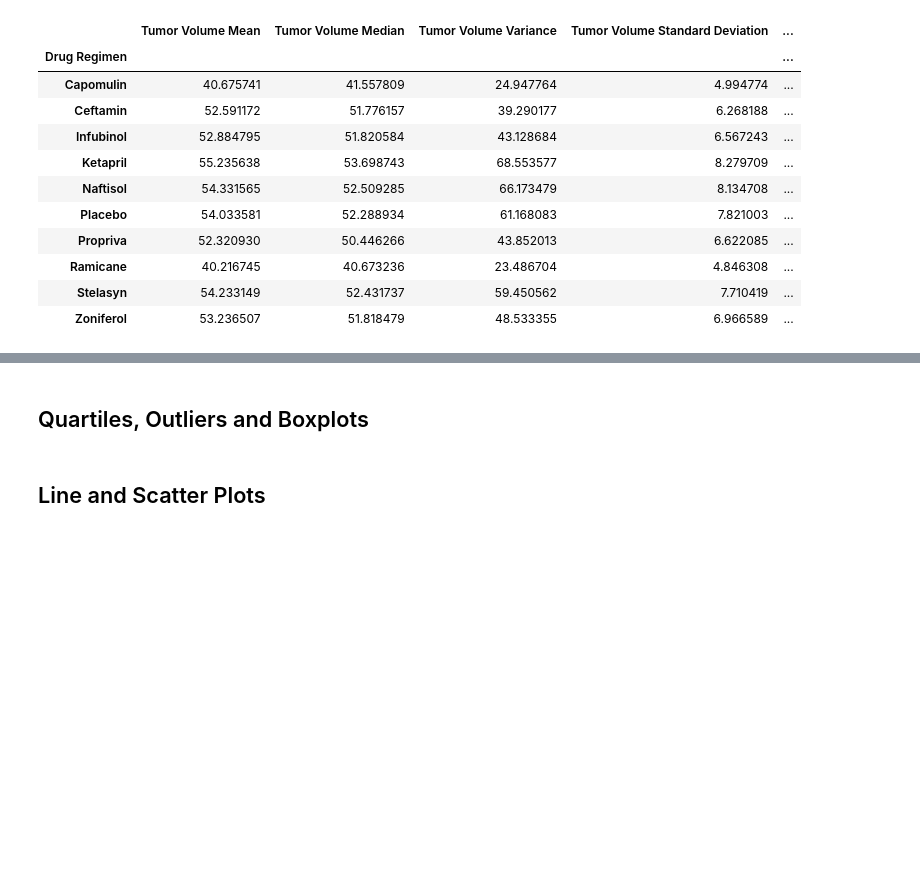
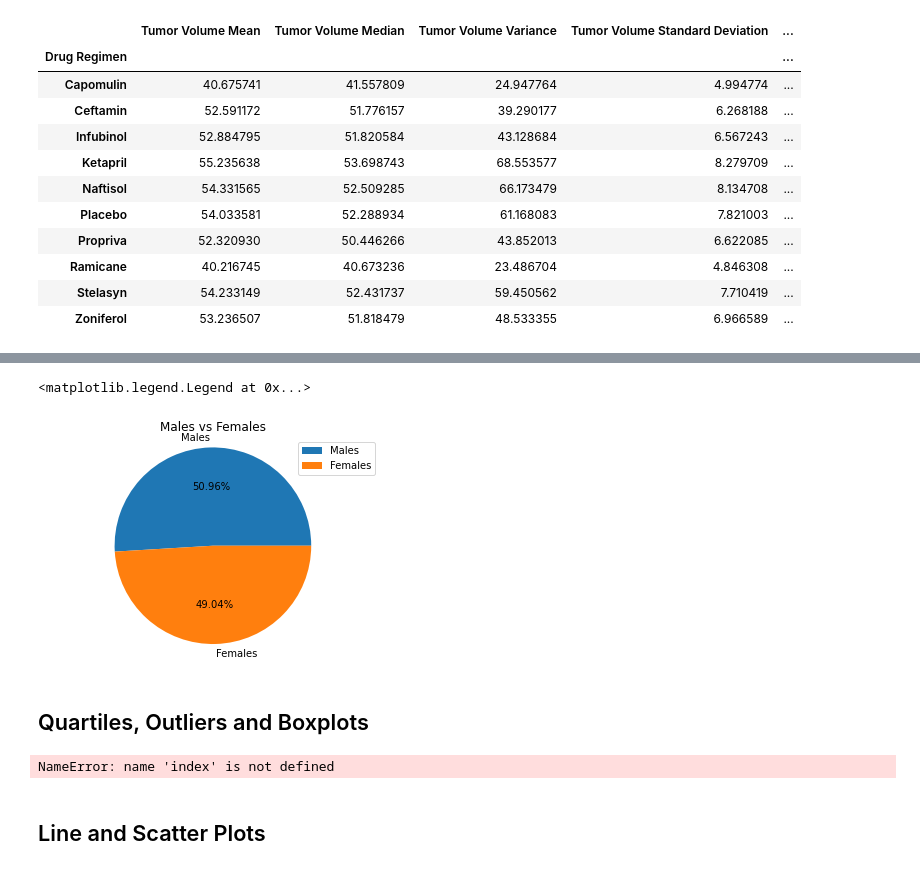
Before and after one commit to rteves0914/Matplotlib-challenge, a Jupyter notebook: Pymaceuticals.ipynb, the cells around one changed output, grey strips where cells are left out. Saved outputs shown, nothing was run; the diff lists cells and outputs as text; code cells hidden in the pictures; blank space fills up the shorter version.

```diff
--- a/Pymaceuticals.ipynb
+++ b/Pymaceuticals.ipynb
@@ -175,15 +178,26 @@ plt.show()
 # %%
 # Generate a pie plot showing the distribution of female versus male mice using pyplot
+labels = ["Males", "Females"]
+plt.pie(gender_count, labels=labels, autopct="%1.2f%%")
+plt.title("Males vs Females")
+plt.axis("equal")
+plt.legend(loc="best")
+# %% [output]
+<matplotlib.legend.Legend at 0x...>
+[figure, added]
 # %% [markdown]
 ## Quartiles, Outliers and Boxplots
 # %%
 # Calculate the final tumor volume of each mouse across four of the treatment regimens:
 # Capomulin, Ramicane, Infubinol, and Ceftamin
-
+mouse_df = clean_df.groupby("Drug Regimen", index)
+mouse_df.sum()
 # Start by getting the last (greatest) timepoint for each mouse
 
 
 # Merge this group df with the original dataframe to get the tumor volume at the last timepoint
+# %% [output]
+NameError: name 'index' is not defined
 # %%
 # Put treatments into a list for for loop (and later for plot labels)
 
```
Also changed, not shown: parts of 5 cells of this notebook.
